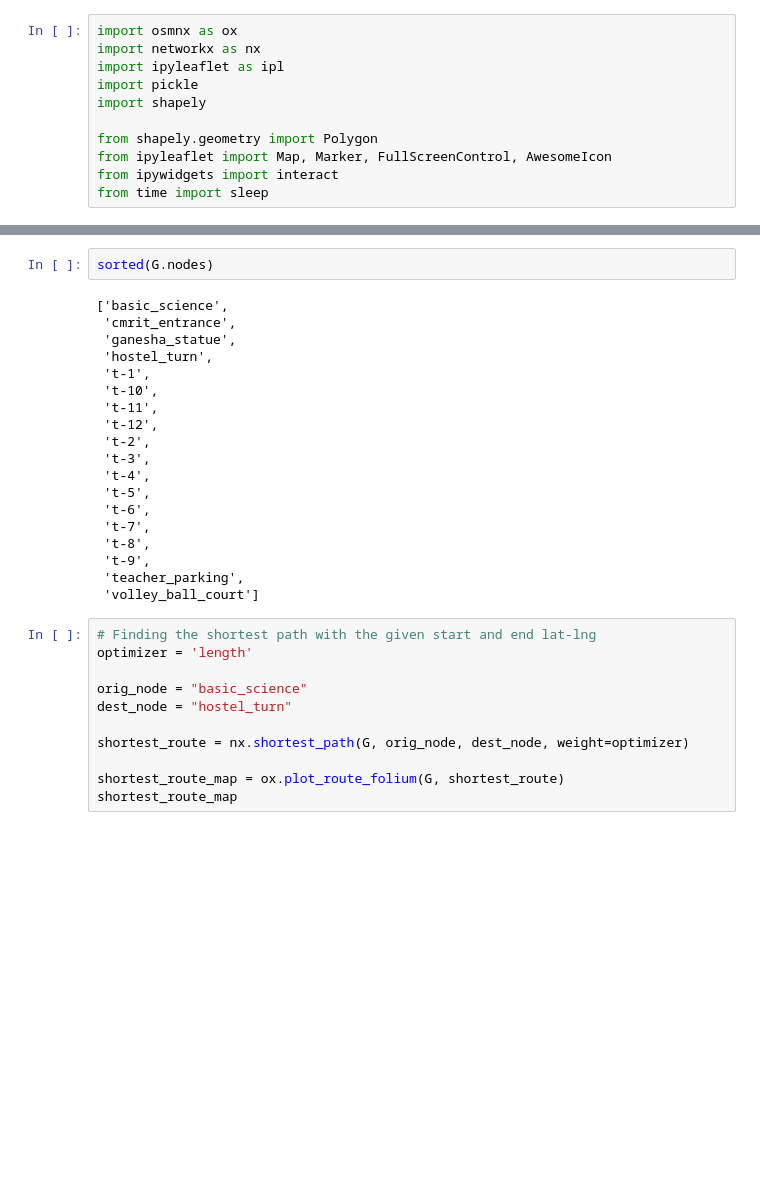
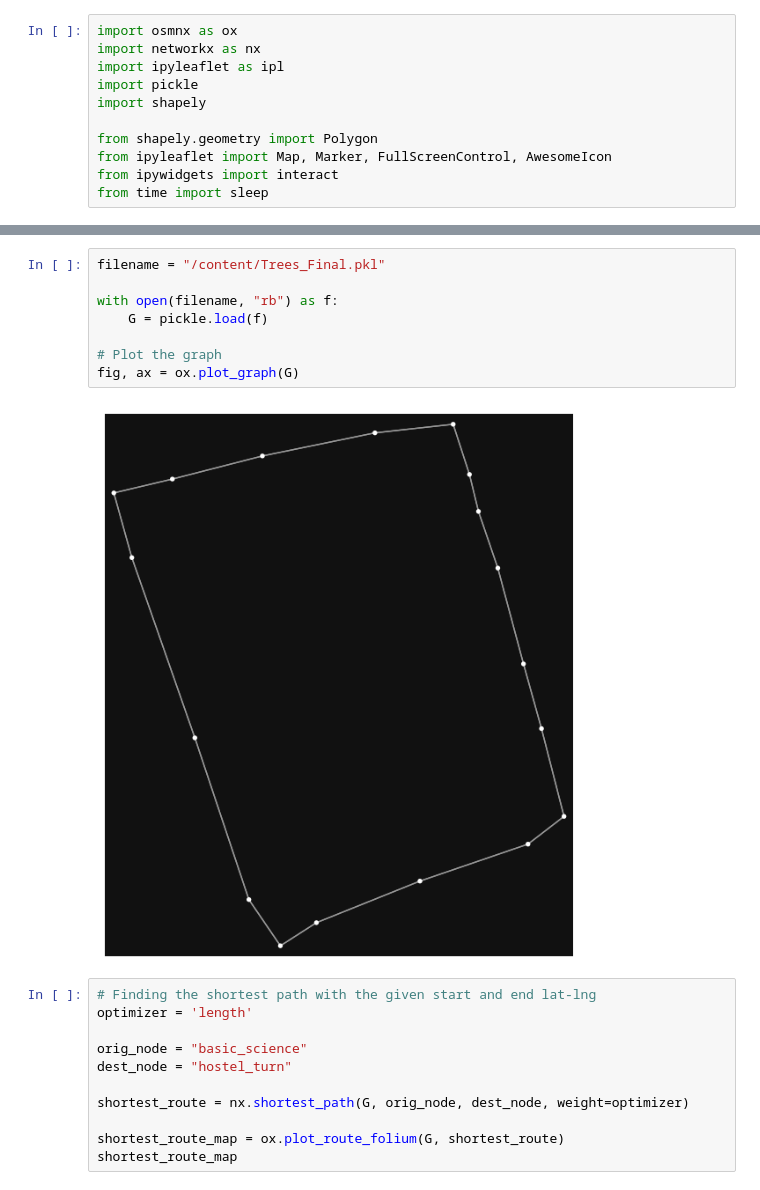
Before and after one commit to Blake2912/Vahini-2.0, a Jupyter notebook: simuation/Vehicle Simulation.ipynb, the cells around one changed output, grey strips where cells are left out. Drawn from its saved outputs; the diff is of its cells as text; blank space fills up the shorter version.

```diff
--- a/simuation/Vehicle Simulation.ipynb
+++ b/simuation/Vehicle Simulation.ipynb
@@ -45,24 +36,13 @@ fig, ax = ox.plot_graph(G)
-# %%
-sorted(G.nodes)
-# %% [output]
-['basic_science',
- 'cmrit_entrance',
- 'ganesha_statue',
- 'hostel_turn',
- 't-1',
- 't-10',
- 't-11',
- 't-12',
- 't-2',
- 't-3',
- 't-4',
- 't-5',
- 't-6',
- 't-7',
- 't-8',
- 't-9',
- 'teacher_parking',
- 'volley_ball_court']
+# %%
+filename = "/content/Trees_Final.pkl"
+
+with open(filename, "rb") as f:
+    G = pickle.load(f)
+
+# Plot the graph
+fig, ax = ox.plot_graph(G)
+# %% [output]
+[figure, added]
 # %%
 # Finding the shortest path with the given start and end lat-lng
 optimizer = 'length'
```
Also changed, not shown: parts of 10 cells of this notebook.
